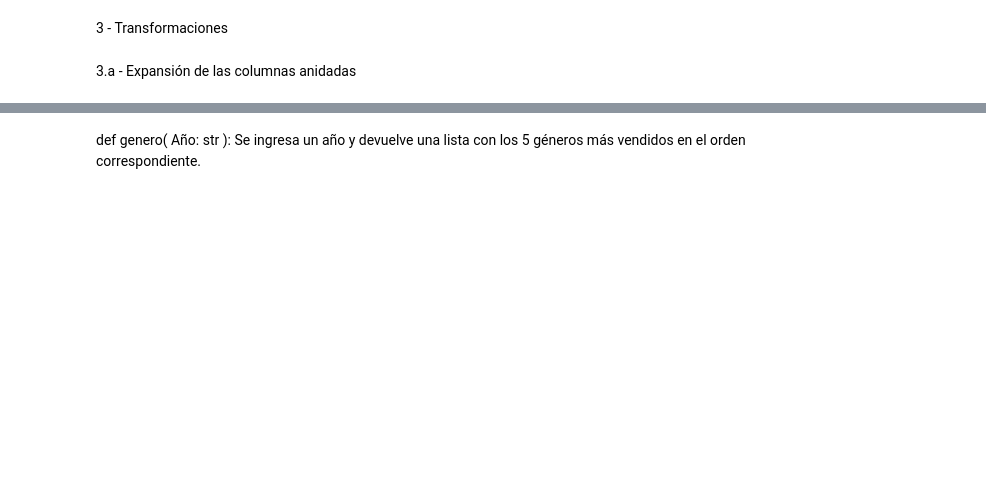
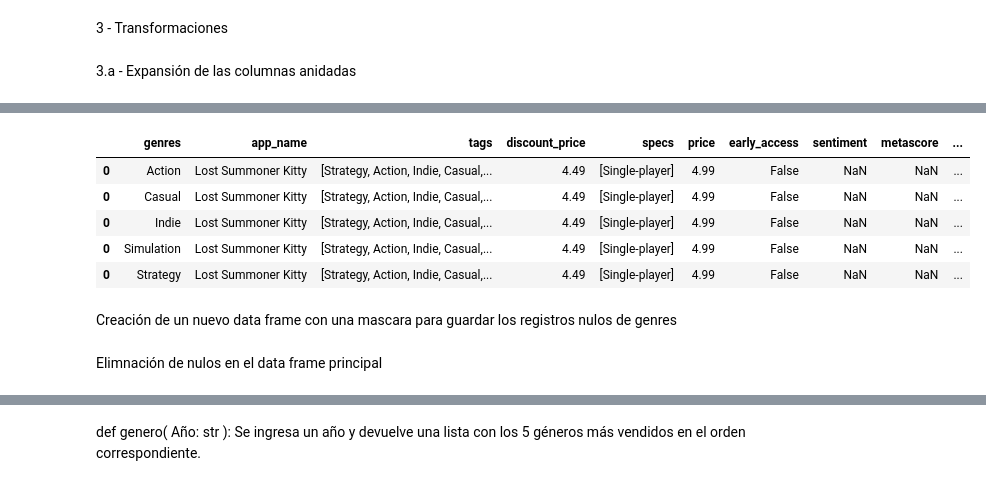
Before and after one commit to GLJaraBarth/1_Proyecto_Individual_MLOps, a Jupyter notebook: steam_gamesMLOps.ipynb, the cells around one changed output, grey strips where cells are left out. Drawn from its saved outputs; the diff is of its cells as text; code cells hidden in the pictures; blank space fills up the shorter version.

```diff
--- a/steam_gamesMLOps.ipynb
+++ b/steam_gamesMLOps.ipynb
@@ -622,0 +354,3 @@ pq.write_table(table, parquet_filename)
+# %%
+df2['genres'] = df2['genres'].replace({'Animation &amp; Modeling':'Animation & Modeling',
+                                                            'Design &amp; Illustration':'Design & Illustration'}) #Se corrigen dos valores en los registros
@@ -622,0 +375,2 @@ pq.write_table(table, parquet_filename)
+# %%
+df2['imputacion'] = df2['genres'].isna().astype(int) #Creacion de la columna imputacion - 1 para valores Nan
@@ -622,0 +398,11 @@ pq.write_table(table, parquet_filename)
+# %%
+df2.head() #Consulta del data frame
+# %% [output]
+|  | genres | app_name | tags | discount_price | specs | price | early_access | sentiment | metascore | ... |
+| 0 | Action | Lost Summoner Kitty | [Strategy, Action, Indie, Casual,... | 4.49 | [Single-player] | 4.99 | False | NaN | NaN | ... |
+| 0 | Casual | Lost Summoner Kitty | [Strategy, Action, Indie, Casual,... | 4.49 | [Single-player] | 4.99 | False | NaN | NaN | ... |
+| 0 | Indie | Lost Summoner Kitty | [Strategy, Action, Indie, Casual,... | 4.49 | [Single-player] | 4.99 | False | NaN | NaN | ... |
+| 0 | Simulation | Lost Summoner Kitty | [Strategy, Action, Indie, Casual,... | 4.49 | [Single-player] | 4.99 | False | NaN | NaN | ... |
+| 0 | Strategy | Lost Summoner Kitty | [Strategy, Action, Indie, Casual,... | 4.49 | [Single-player] | 4.99 | False | NaN | NaN | ... |
+# %% [markdown]
+Creación de un nuevo data frame con una mascara para guardar los registros nulos de genres
@@ -622,0 +412,2 @@ pq.write_table(table, parquet_filename)
+# %% [markdown]
+Elimnación de nulos en el data frame principal
```
Also changed, not shown: parts of 190 cells of this notebook.
